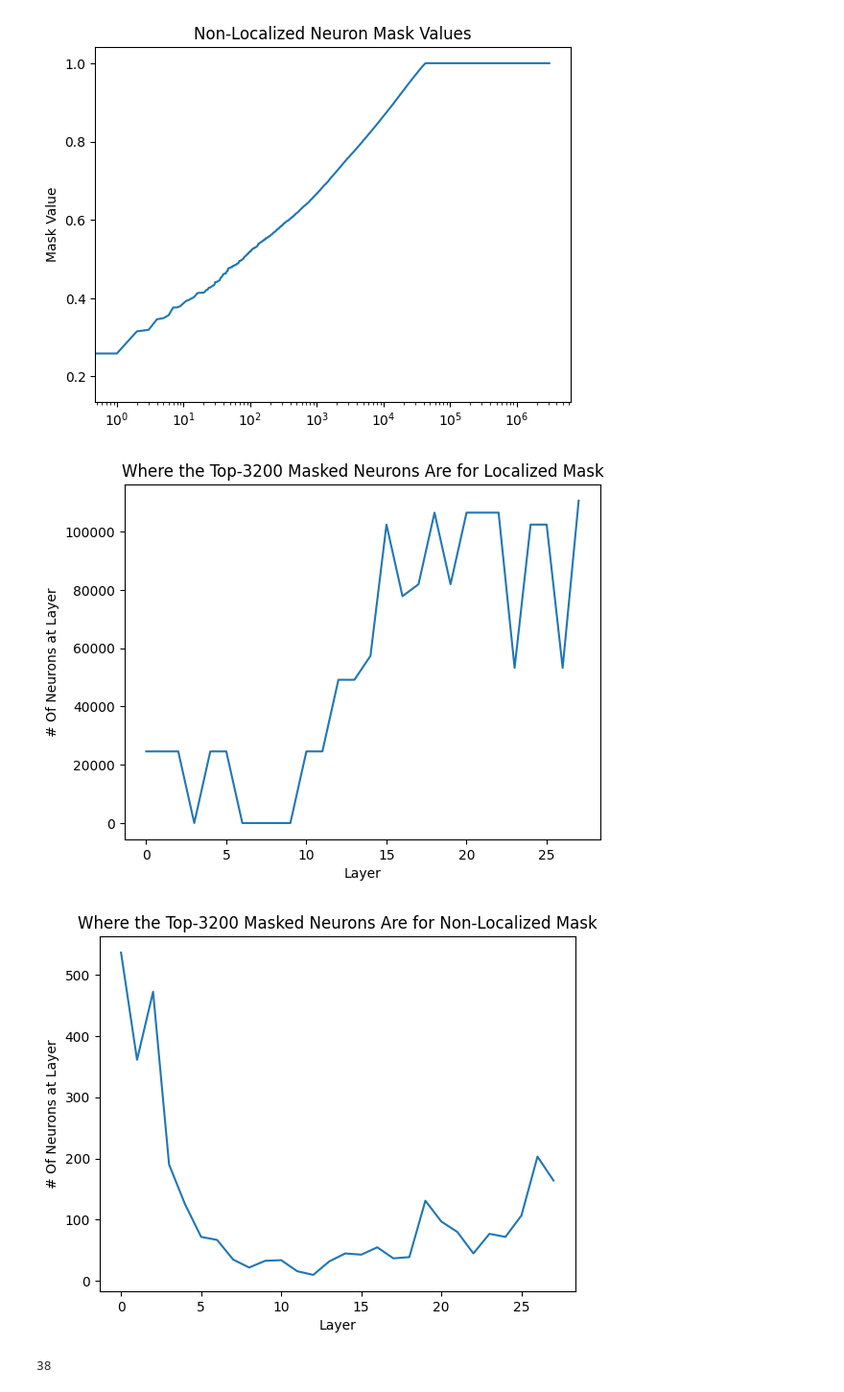
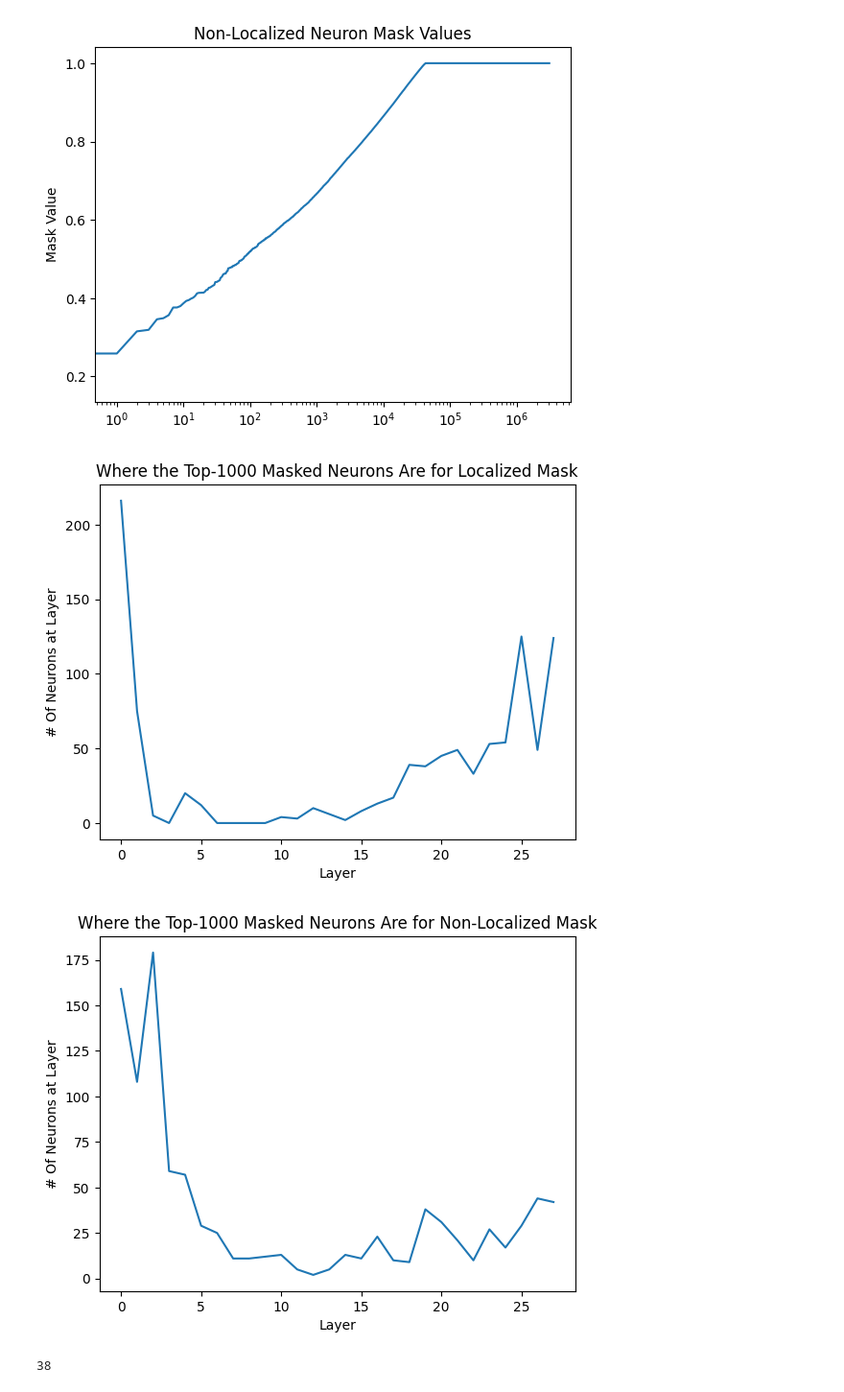
Before and after one commit to magikarp01/mechanistic-unlearning, a Jupyter notebook: neuron_cb.ipynb, the cells around one changed output. Shown at 96% size. Saved outputs shown, nothing was run; the diff lists cells and outputs as text; code cells hidden in the pictures.

```diff
--- a/neuron_cb.ipynb
+++ b/neuron_cb.ipynb
@@ -394,24 +394,24 @@ for title, mask in [("Localized", localized_mask), ("Non-Localized", nonlocalize
 [figure]
 # %%
 # Visualize the neuron coefficients
-top_k = 3200
+top_k = 1000
 for title, mask in [("Localized", localized_mask), ("Non-Localized", nonlocalized_mask)]:
     mask.undiscretize()
     mask.discretize_topk(top_k)
     all_values = {layer: 0 for layer in range(model.cfg.n_layers)}
     for component in mask.mask_masks:
         layer = int(component.split("&")[1])
         all_values[layer] += (mask.mask_masks[component].data == 1).sum().item()
 
     # all_values = [(m.data == 1).sum().item() for m in mask.mask_masks.values()]
     plt.plot(all_values.values())
     plt.title(f"Where the Top-{top_k} Masked Neurons Are for {title} Mask")
     plt.ylabel("# Of Neurons at Layer")
     plt.xlabel("Layer")
     plt.show()
 # %% [output]
-[figure, old version]
+[figure, new version]
-[figure, old version]
+[figure, new version]
 # %%
 torch.cuda.empty_cache()
 torch.cuda.memory_allocated() // 1024 // 1024 // 1024
```
Also changed, not shown: parts of 4 cells of this notebook, 1 other file.
